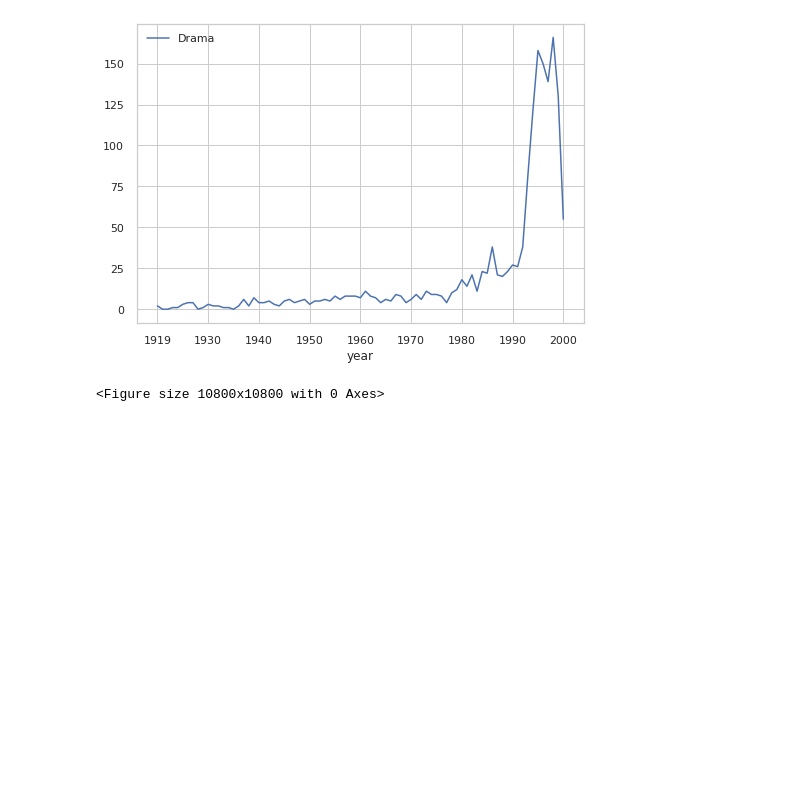
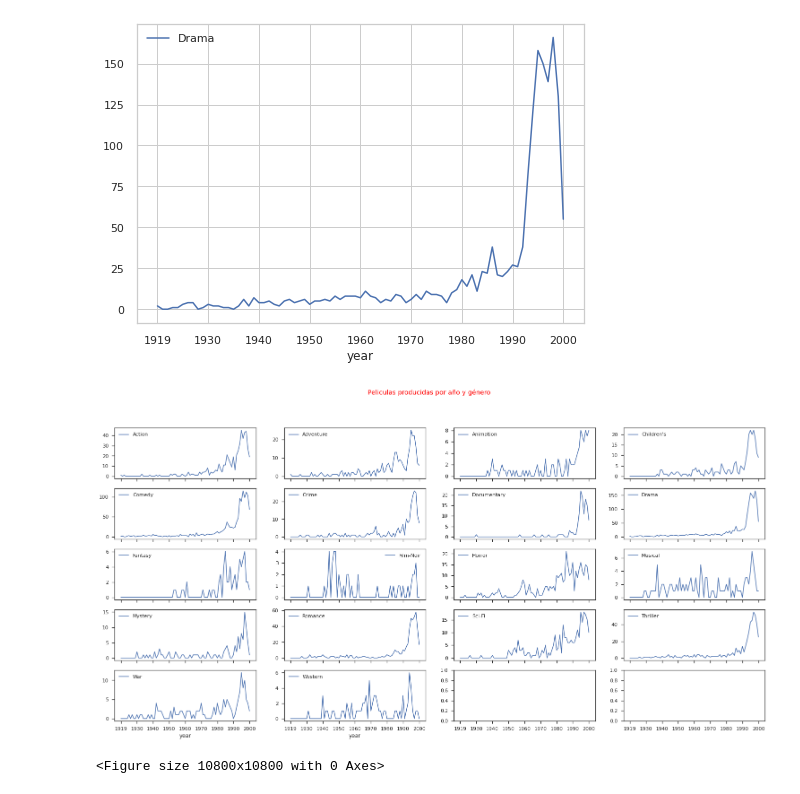
Before and after one commit to JMML2021/0302-Visualitzaci-gr-fica-de-M-ltiples-variables, a Jupyter notebook: 0302_Visualitzacio_grafica_de_Multiples_variables38.ipynb, the cells around one changed output. Cells and saved outputs as stored; diff of their text form; code cells hidden in the pictures; blank space fills up the shorter version.

```diff
--- a/0302_Visualitzacio_grafica_de_Multiples_variables38.ipynb
+++ b/0302_Visualitzacio_grafica_de_Multiples_variables38.ipynb
@@ -657,24 +657,3 @@ plt.title('Cantidad de peliculas por año y genero')
 # %% [output]
 Text(0.5, 1.0, 'Cantidad de peliculas por año y genero')
 [figure]
-# %%
-fig,ax =  plt.subplots( 4, 5,
-                       figsize = ( 25, 18))
-
-colors = ["#67E568","#257F27","#08420D","#FFF000","#FFB62B","#E56124","#E53E30","#7F2353","#F911FF","#9F8CA6"]
-
-color_palette = sns.color_palette(colors)
-for x, generoA in enumerate ( genres):
-  # Agrego un título
-  #ax[1].set_title(generoA)
-  if x < 3:
-      columna = x % 5
-      fila =  int(x/5)
-      #print(fila, columna)
-
-
-      sns.lineplot( x = "year", y = generoA,
-              color = colors[x], data = genres_year ,
-              ax = ax[fila][columna])
-      #ax.tick_params(labelrotation = 45)
-      fig.tight_layout()
@@ -686,6 +663,20 @@ plt.title('Peliculas producidads por año de drama')
 plt.show()
 # %% [output]
 [figure]
+# %%
+fig, ax =  plt.subplots( 5, 4,
+                        figsize = ( 26, 12), sharex=True)
+
+fig.suptitle("Peliculas producidas por año y género", color='red')
+sns.set(style ='ticks')
+
+
+for x, generoA in enumerate ( genres):
+  axe = ax.ravel()
+
+  genres_year.plot('year', generoA, ax=axe[x])
+# %% [output]
+[figure, added]
 # %%
 fig = plt.figure(figsize= (150,150))
 fig.tight_layout()
```
Also changed, not shown: parts of 3 cells of this notebook.
